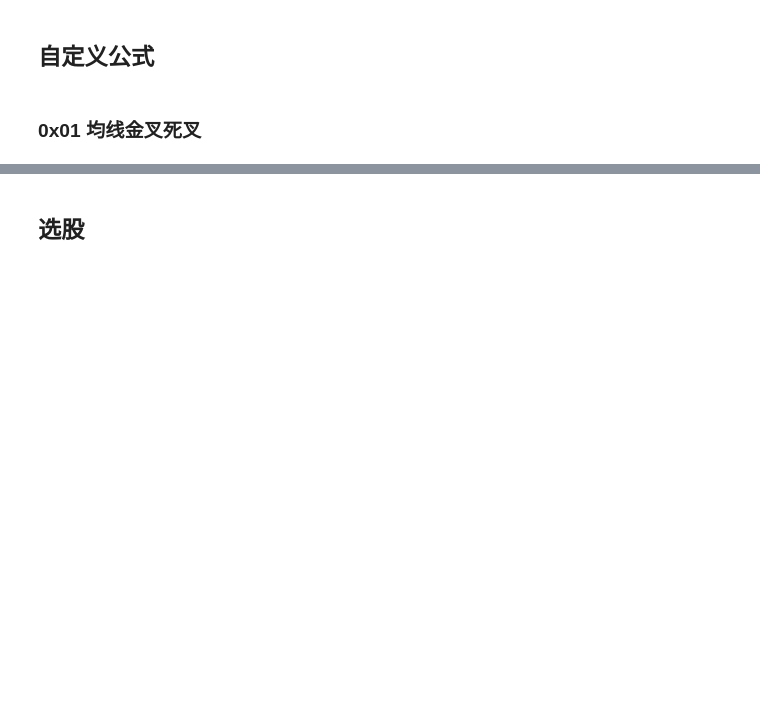
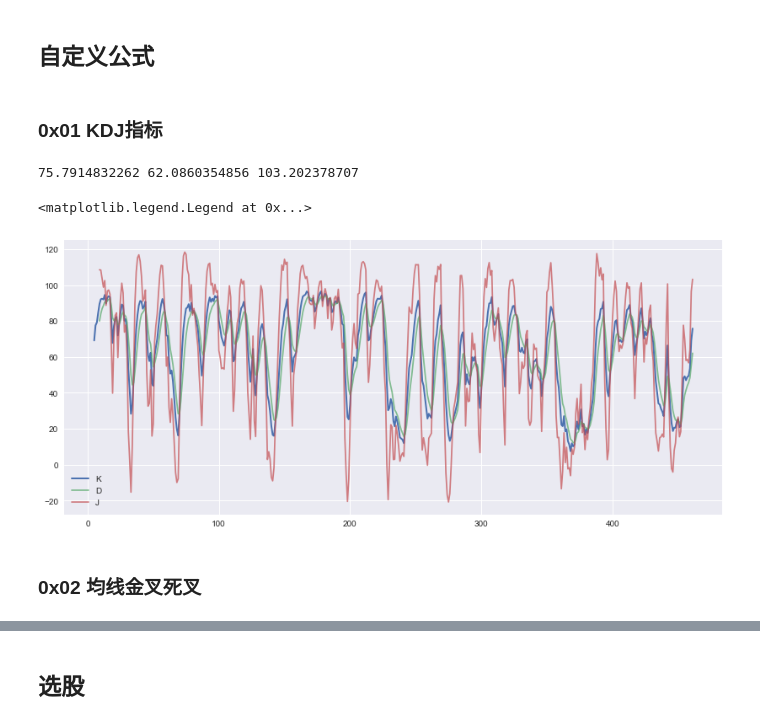
Before and after one commit to cedricporter/funcat, a Jupyter notebook: notebooks/funcat-tutorial.ipynb, the cells around one changed output, grey strips where cells are left out. Cells and saved outputs as stored; diff of their text form; code cells hidden in the pictures; blank space fills up the shorter version.

```diff
--- a/notebooks/funcat-tutorial.ipynb
+++ b/notebooks/funcat-tutorial.ipynb
@@ -60,7 +60,29 @@ False
 # %% [markdown]
 ## 自定义公式
 # %% [markdown]
-### 0x01 均线金叉死叉
+### 0x01 KDJ指标
+# %%
+N, M1, M2 = 9, 3, 3
+
+RSV = (CLOSE - LLV(LOW, N)) / (HHV(HIGH, N) - LLV(LOW, N)) * 100
+K = EMA(RSV, (M1 * 2 - 1))
+D = EMA(K, (M2 * 2 - 1))
+J = K * 3 - D * 2
+
+ax = plt.subplot()
+
+plt.plot(K.series, label="K", linewidth=2)
+plt.plot(D.series, label="D", alpha=0.7)
+plt.plot(J.series, label="J", alpha=0.7)
+
+print(K, D, J)
+plt.legend(loc="best")
+# %% [output]
+75.7914832262 62.0860354856 103.202378707
+<matplotlib.legend.Legend at 0x...>
+[figure, added]
+# %% [markdown]
+### 0x02 均线金叉死叉
 # %%
 ax = plt.subplot()
 
```
Also changed, not shown: parts of 5 cells of this notebook, 5 other files.
